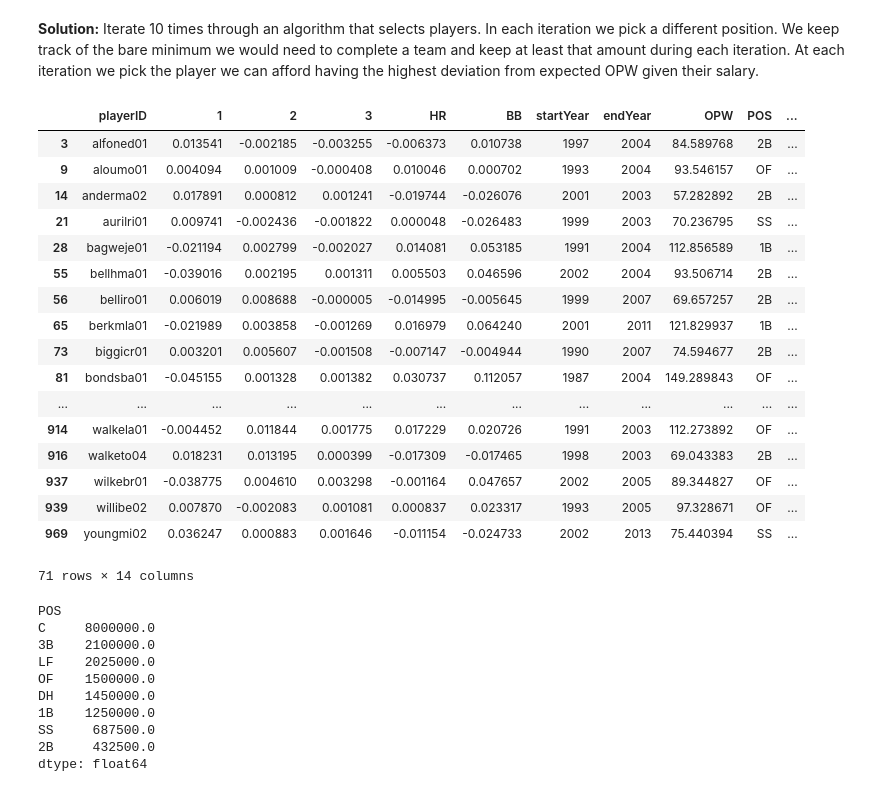
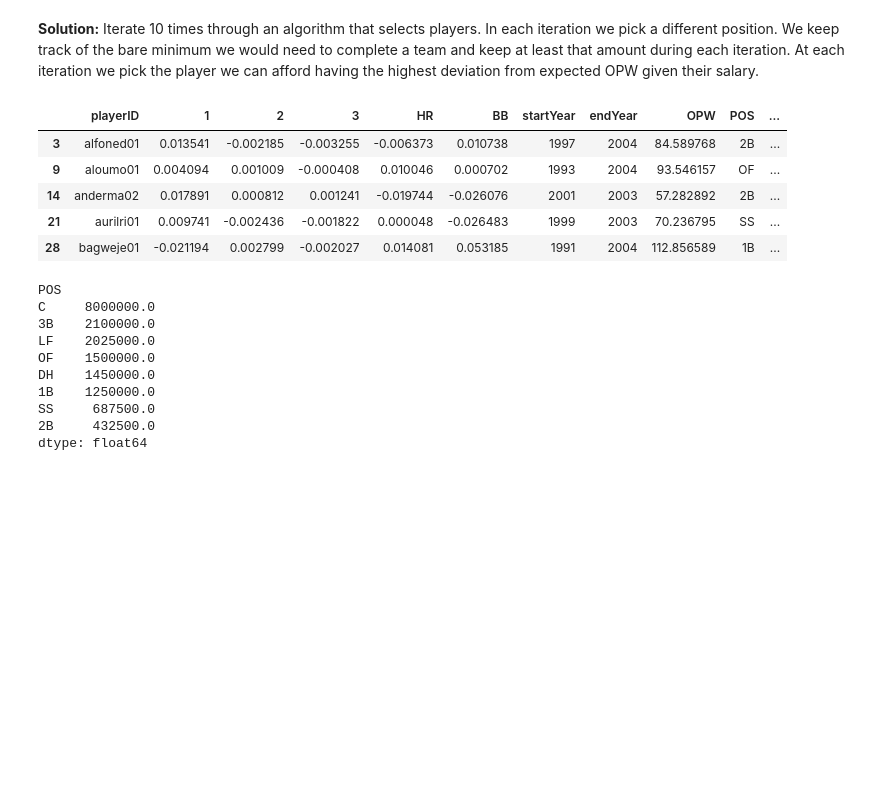
Before and after one commit to suyashSax/CS-109, a Jupyter notebook: Week 7/HW 3 - Prediction and Classification.ipynb, the cells around one changed output. Drawn from its saved outputs; the diff is of its cells as text; code cells hidden in the pictures; blank space fills up the shorter version.

```diff
--- a/Week 7/HW 3 - Prediction and Classification.ipynb
+++ b/Week 7/HW 3 - Prediction and Classification.ipynb
@@ -494,26 +494,14 @@ sdf['resid'] = Y - clf.predict(X)
 # We can take out the below average players.
 sdf = sdf[sdf.resid >= 0]
 # %%
-sdf
+sdf.head()
 # %% [output]
 |  | playerID | 1 | 2 | 3 | HR | BB | startYear | endYear | OPW | POS | ... |
 | 3 | alfoned01 | 0.013541 | -0.002185 | -0.003255 | -0.006373 | 0.010738 | 1997 | 2004 | 84.589768 | 2B | ... |
 | 9 | aloumo01 | 0.004094 | 0.001009 | -0.000408 | 0.010046 | 0.000702 | 1993 | 2004 | 93.546157 | OF | ... |
 | 14 | anderma02 | 0.017891 | 0.000812 | 0.001241 | -0.019744 | -0.026076 | 2001 | 2003 | 57.282892 | 2B | ... |
 | 21 | aurilri01 | 0.009741 | -0.002436 | -0.001822 | 0.000048 | -0.026483 | 1999 | 2003 | 70.236795 | SS | ... |
 | 28 | bagweje01 | -0.021194 | 0.002799 | -0.002027 | 0.014081 | 0.053185 | 1991 | 2004 | 112.856589 | 1B | ... |
-| 55 | bellhma01 | -0.039016 | 0.002195 | 0.001311 | 0.005503 | 0.046596 | 2002 | 2004 | 93.506714 | 2B | ... |
-| 56 | belliro01 | 0.006019 | 0.008688 | -0.000005 | -0.014995 | -0.005645 | 1999 | 2007 | 69.657257 | 2B | ... |
-| 65 | berkmla01 | -0.021989 | 0.003858 | -0.001269 | 0.016979 | 0.064240 | 2001 | 2011 | 121.829937 | 1B | ... |
-| 73 | biggicr01 | 0.003201 | 0.005607 | -0.001508 | -0.007147 | -0.004944 | 1990 | 2007 | 74.594677 | 2B | ... |
-| 81 | bondsba01 | -0.045155 | 0.001328 | 0.001382 | 0.030737 | 0.112057 | 1987 | 2004 | 149.289843 | OF | ... |
-| ... | ... | ... | ... | ... | ... | ... | ... | ... | ... | ... | ... |
-| 914 | walkela01 | -0.004452 | 0.011844 | 0.001775 | 0.017229 | 0.020726 | 1991 | 2003 | 112.273892 | OF | ... |
-| 916 | walketo04 | 0.018231 | 0.013195 | 0.000399 | -0.017309 | -0.017465 | 1998 | 2003 | 69.043383 | 2B | ... |
-| 937 | wilkebr01 | -0.038775 | 0.004610 | 0.003298 | -0.001164 | 0.047657 | 2002 | 2005 | 89.344827 | OF | ... |
-| 939 | willibe02 | 0.007870 | -0.002083 | 0.001081 | 0.000837 | 0.023317 | 1993 | 2005 | 97.328671 | OF | ... |
-| 969 | youngmi02 | 0.036247 | 0.000883 | 0.001646 | -0.011154 | -0.024733 | 2002 | 2013 | 75.440394 | SS | ... |
-71 rows × 14 columns
 # %%
 # Next, calculate the min salary by position.
 def getMinSalary(s):
```
Also changed, not shown: parts of 28 cells of this notebook.
